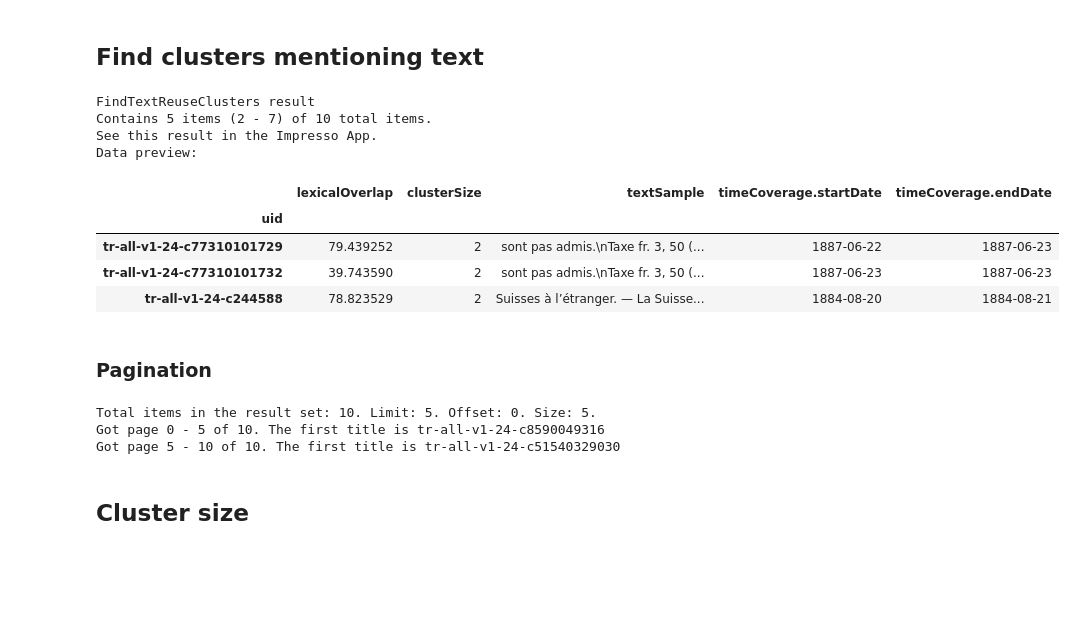
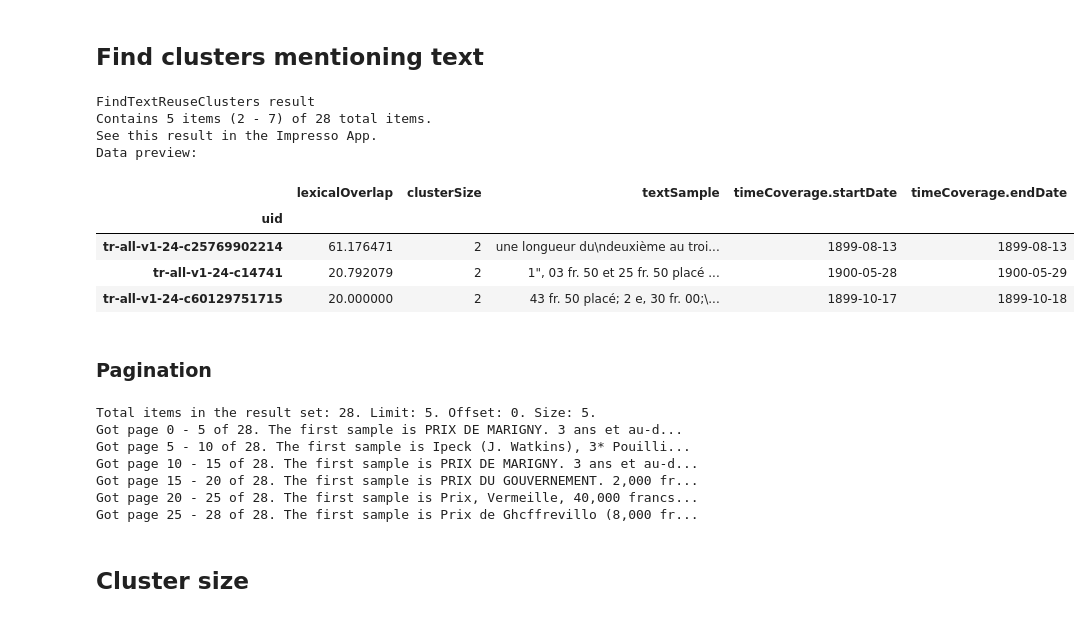
Before and after one commit to impresso/impresso-py, a Jupyter notebook: examples/notebooks/textReuse.ipynb, the cells around one changed output. Saved outputs shown, nothing was run; the diff lists cells and outputs as text; code cells hidden in the pictures; blank space fills up the shorter version.

```diff
--- a/examples/notebooks/textReuse.ipynb
+++ b/examples/notebooks/textReuse.ipynb
@@ -11,26 +8,26 @@ impresso = connect()
 ## Find clusters mentioning text
 # %%
 impresso.text_reuse.clusters.find(
-    term="banana",
+    term="chirimoya",
     offset=2,
     limit=5,
     order_by="passages-count",
 )
 # %% [output]
 FindTextReuseClusters result
-Contains 5 items (2 - 7) of 10 total items.
+Contains 5 items (2 - 7) of 28 total items.
 See this result in the Impresso App.
 Data preview:
 |  | lexicalOverlap | clusterSize | textSample | timeCoverage.startDate | timeCoverage.endDate |
 | uid |  |  |  |  |  |
-| tr-all-v1-24-c77310101729 | 79.439252 | 2 | sont pas admis.\nTaxe fr. 3, 50 (... | 1887-06-22 | 1887-06-23 |
-| tr-all-v1-24-c77310101732 | 39.743590 | 2 | sont pas admis.\nTaxe fr. 3, 50 (... | 1887-06-23 | 1887-06-23 |
-| tr-all-v1-24-c244588 | 78.823529 | 2 | Suisses à l’étranger. — La Suisse... | 1884-08-20 | 1884-08-21 |
+| tr-all-v1-24-c25769902214 | 61.176471 | 2 | une longueur du\ndeuxième au troi... | 1899-08-13 | 1899-08-13 |
+| tr-all-v1-24-c14741 | 20.792079 | 2 | 1", 03 fr. 50 et 25 fr. 50 placé ... | 1900-05-28 | 1900-05-29 |
+| tr-all-v1-24-c60129751715 | 20.000000 | 2 | 43 fr. 50 placé; 2 e, 30 fr. 00;\... | 1899-10-17 | 1899-10-18 |
 # %% [markdown]
 ### Pagination
 # %%
 result = impresso.text_reuse.clusters.find(
-    term="banana",
+    term="chirimoya",
     limit=5,
     order_by="passages-count",
 )
@@ -39,12 +36,16 @@ print(f"Total items in the result set: {result.total}. Limit: {result.limit}. Of
 for page in result.pages():
     print(
         f"Got page {page.offset} - {page.offset + page.size} of {page.total}. "
-        + f"The first title is {page.raw['data'][0]['uid']}"
+        + f"The first sample is {page.pydantic.data[0].textSample[:30]}..."
     )
 # %% [output]
-Total items in the result set: 10. Limit: 5. Offset: 0. Size: 5.
-Got page 0 - 5 of 10. The first title is tr-all-v1-24-c8590049316
-Got page 5 - 10 of 10. The first title is tr-all-v1-24-c51540329030
+Total items in the result set: 28. Limit: 5. Offset: 0. Size: 5.
+Got page 0 - 5 of 28. The first sample is PRIX DE MARIGNY. 3 ans et au-d...
+Got page 5 - 10 of 28. The first sample is Ipeck (J. Watkins), 3* Pouilli...
+Got page 10 - 15 of 28. The first sample is PRIX DE MARIGNY. 3 ans et au-d...
+Got page 15 - 20 of 28. The first sample is PRIX DU GOUVERNEMENT. 2,000 fr...
+Got page 20 - 25 of 28. The first sample is Prix, Vermeille, 40,000 francs...
+Got page 25 - 28 of 28. The first sample is Prix de Ghcffrevillo (8,000 fr...
 # %% [markdown]
 ## Cluster size
 # %%
```
Also changed, not shown: parts of 33 cells of this notebook, 32 other files.
